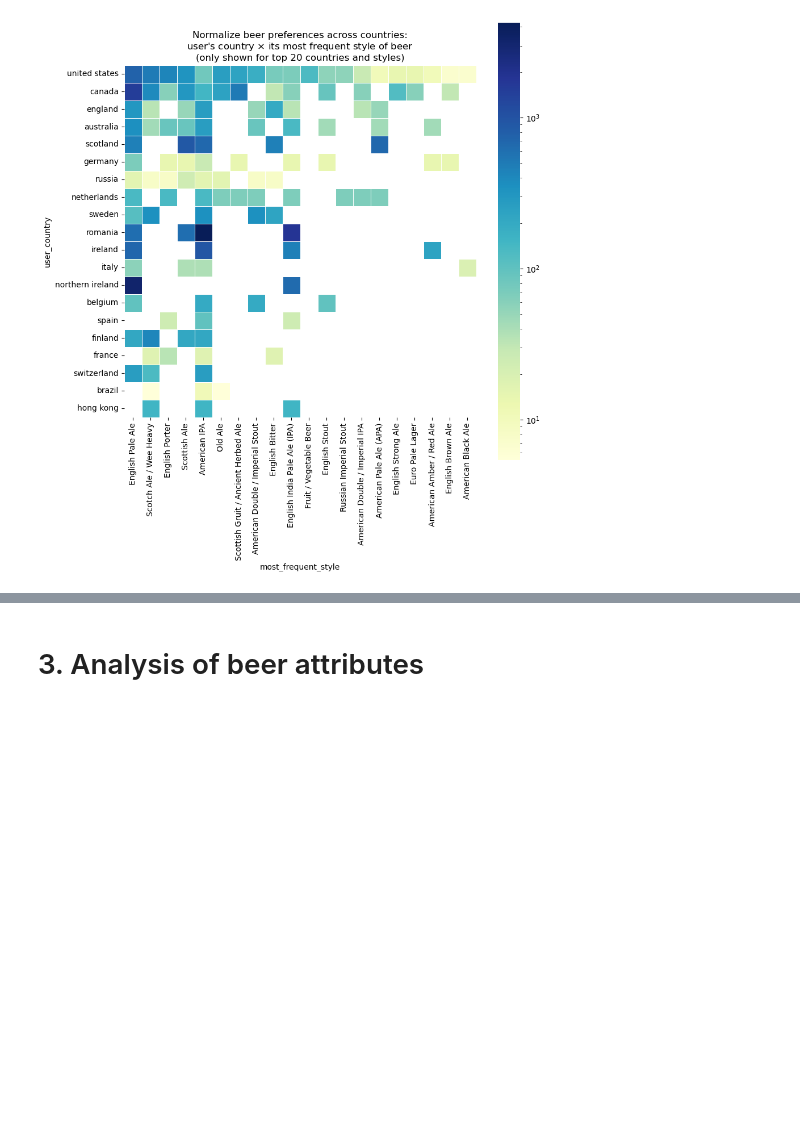
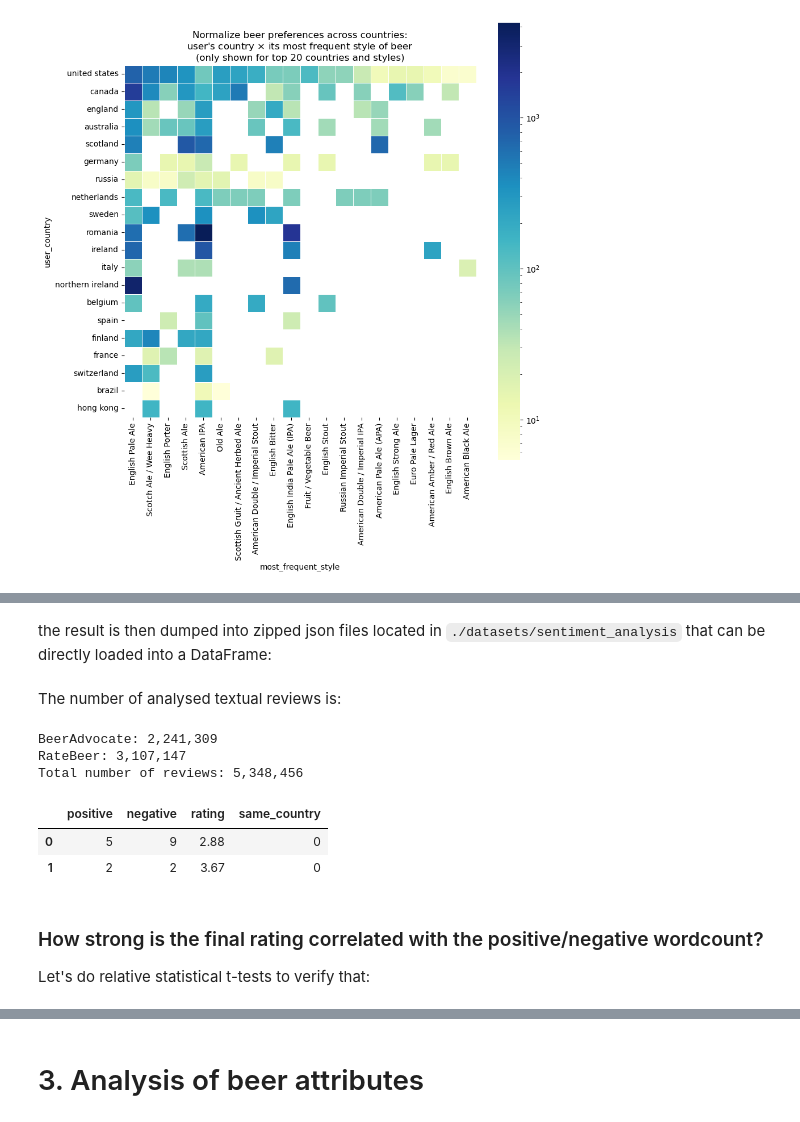
Before and after one commit to epfl-ada/ada-2022-project-brian, a Jupyter notebook: project.ipynb, the cells around one changed output, grey strips where cells are left out. Cells and saved outputs as stored; diff of their text form; code cells hidden in the pictures; blank space fills up the shorter version.

```diff
--- a/project.ipynb
+++ b/project.ipynb
@@ -1095,0 +1158,2 @@ Text(0.5, 1.0, "Normalize beer preferences across countries:\nuser's country $\\
+# %% [markdown]
+the result is then dumped into zipped json files located in `./datasets/sentiment_analysis` that can be directly loaded into a DataFrame:
@@ -1095,0 +1162,24 @@ Text(0.5, 1.0, "Normalize beer preferences across countries:\nuser's country $\\
+# %%
+BA_sentiment_count_df = pd.read_json('./datasets/sentiment_analysis/us_sentiment_count_BeerAdvocate.json.zip')
+RB_sentiment_count_df = pd.read_json('./datasets/sentiment_analysis/us_sentiment_count_RateBeer.json.zip')
+# %% [markdown]
+The number of analysed textual reviews is:
+# %%
+print(f'BeerAdvocate: {len(BA_sentiment_count_df):,}')
+print(f'RateBeer: {len(RB_sentiment_count_df):,}')
+sa_df = pd.concat([BA_sentiment_count_df, RB_sentiment_count_df])
+print(f'Total number of reviews: {len(sa_df):,}')
+# %% [output]
+BeerAdvocate: 2,241,309
+RateBeer: 3,107,147
+Total number of reviews: 5,348,456
+# %%
+sa_df.head(2)
+# %% [output]
+|  | positive | negative | rating | same_country |
+| 0 | 5 | 9 | 2.88 | 0 |
+| 1 | 2 | 2 | 3.67 | 0 |
+# %% [markdown]
+### How strong is the final rating correlated with the positive/negative wordcount?
+
+Let's do relative statistical t-tests to verify that:
```
Also changed, not shown: parts of 25 cells of this notebook, 3 other files.
